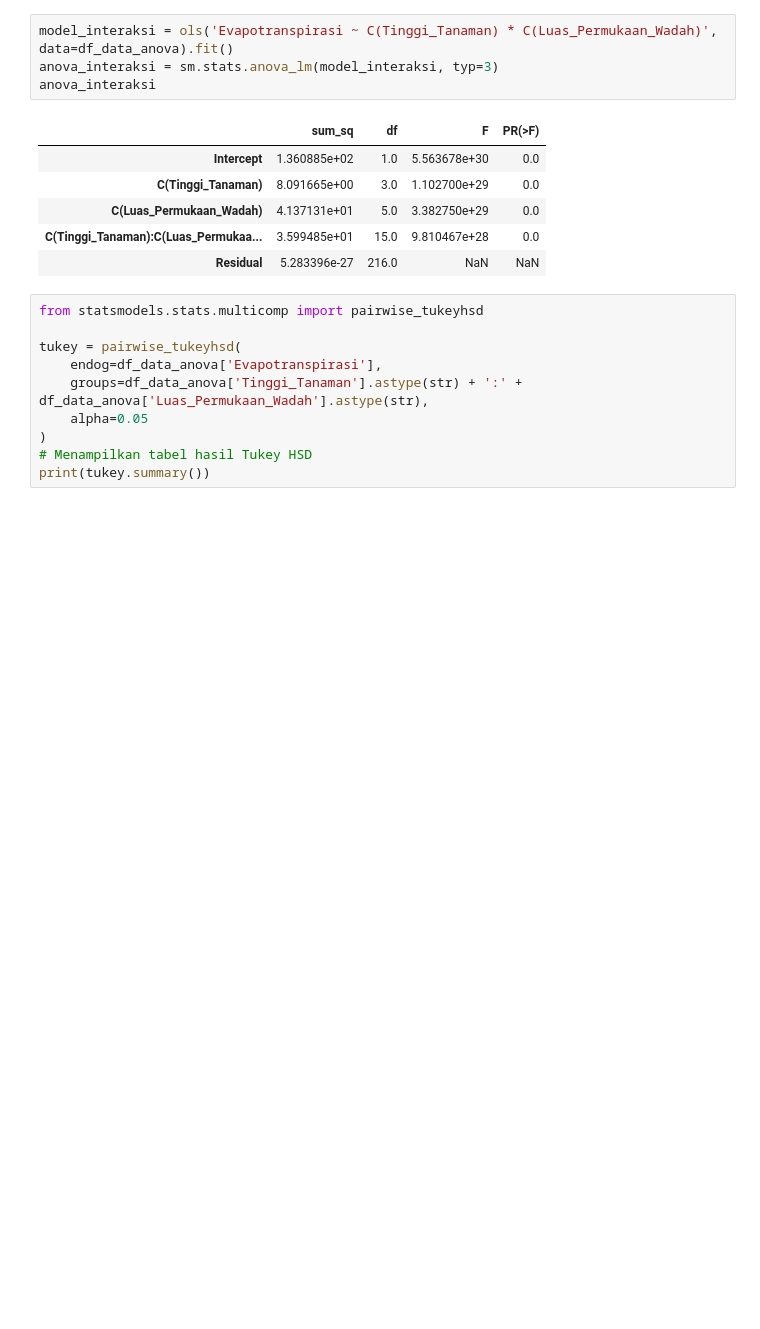
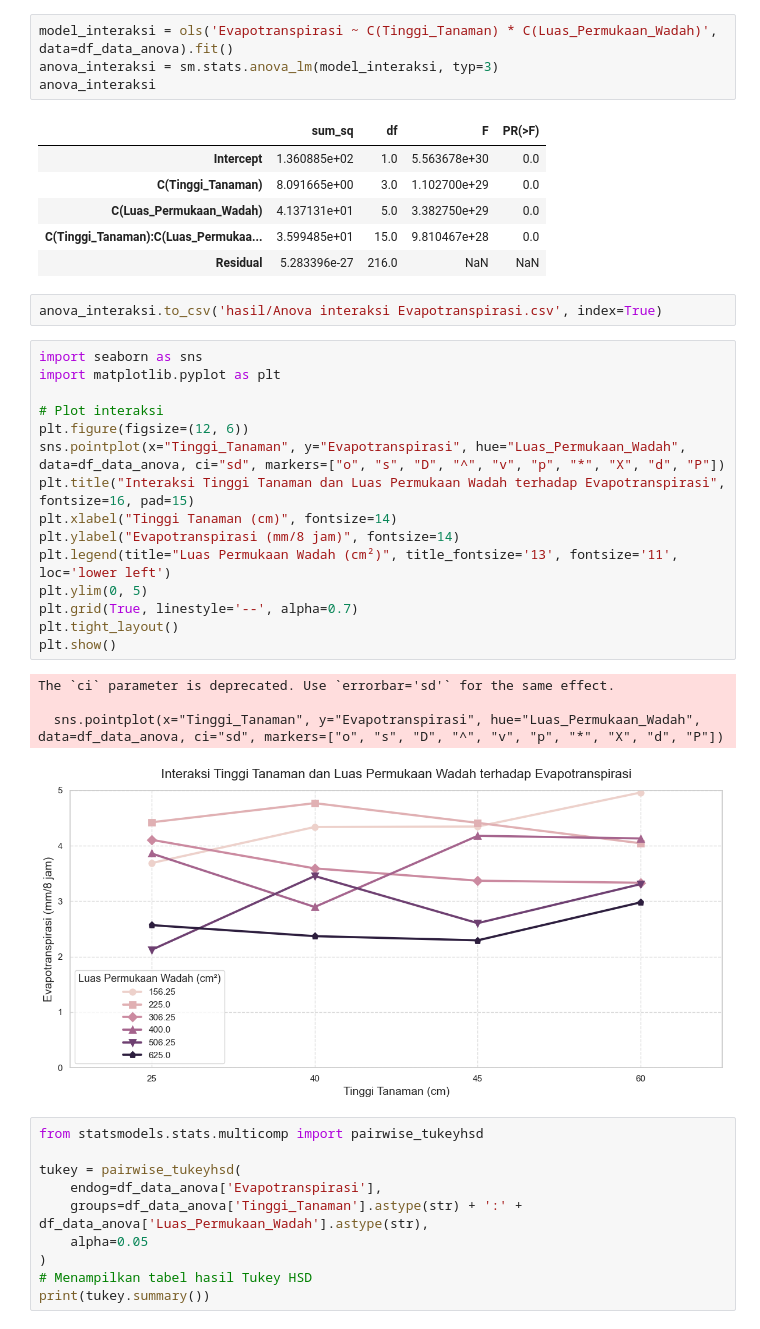
Before and after one commit to rafiachmadfr/Evapotranspiration-Analysis, a Jupyter notebook: 03. Data Analysis.ipynb, the cells around one changed output. Cells and saved outputs as stored; diff of their text form; blank space fills up the shorter version.

```diff
--- a/03. Data Analysis.ipynb
+++ b/03. Data Analysis.ipynb
@@ -525,6 +527,28 @@ anova_interaksi
 | C(Luas_Permukaan_Wadah) | 4.137131e+01 | 5.0 | 3.382750e+29 | 0.0 |
 | C(Tinggi_Tanaman):C(Luas_Permukaa... | 3.599485e+01 | 15.0 | 9.810467e+28 | 0.0 |
 | Residual | 5.283396e-27 | 216.0 | NaN | NaN |
+# %%
+anova_interaksi.to_csv('hasil/Anova interaksi Evapotranspirasi.csv', index=True)
+# %%
+import seaborn as sns
+import matplotlib.pyplot as plt
+
+# Plot interaksi
+plt.figure(figsize=(12, 6))
+sns.pointplot(x="Tinggi_Tanaman", y="Evapotranspirasi", hue="Luas_Permukaan_Wadah", data=df_data_anova, ci="sd", markers=["o", "s", "D", "^", "v", "p", "*", "X", "d", "P"])
+plt.title("Interaksi Tinggi Tanaman dan Luas Permukaan Wadah terhadap Evapotranspirasi", fontsize=16, pad=15)
+plt.xlabel("Tinggi Tanaman (cm)", fontsize=14)
+plt.ylabel("Evapotranspirasi (mm/8 jam)", fontsize=14)
+plt.legend(title="Luas Permukaan Wadah (cm²)", title_fontsize='13', fontsize='11', loc='lower left')
+plt.ylim(0, 5)
+plt.grid(True, linestyle='--', alpha=0.7)
+plt.tight_layout()
+plt.show()
+# %% [output]
+The `ci` parameter is deprecated. Use `errorbar='sd'` for the same effect.
+
+  sns.pointplot(x="Tinggi_Tanaman", y="Evapotranspirasi", hue="Luas_Permukaan_Wadah", data=df_data_anova, ci="sd", markers=["o", "s", "D", "^", "v", "p", "*", "X", "d", "P"])
+[figure, added]
 # %%
 from statsmodels.stats.multicomp import pairwise_tukeyhsd
 
```
Also changed, not shown: parts of 2 cells of this notebook, 6 other files.
